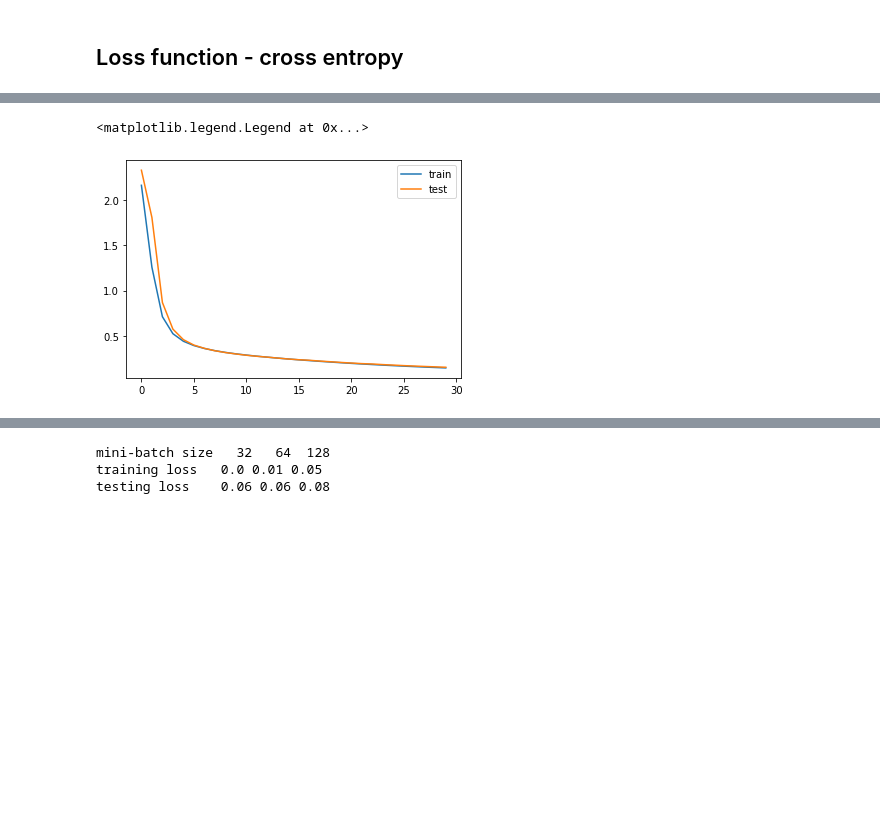
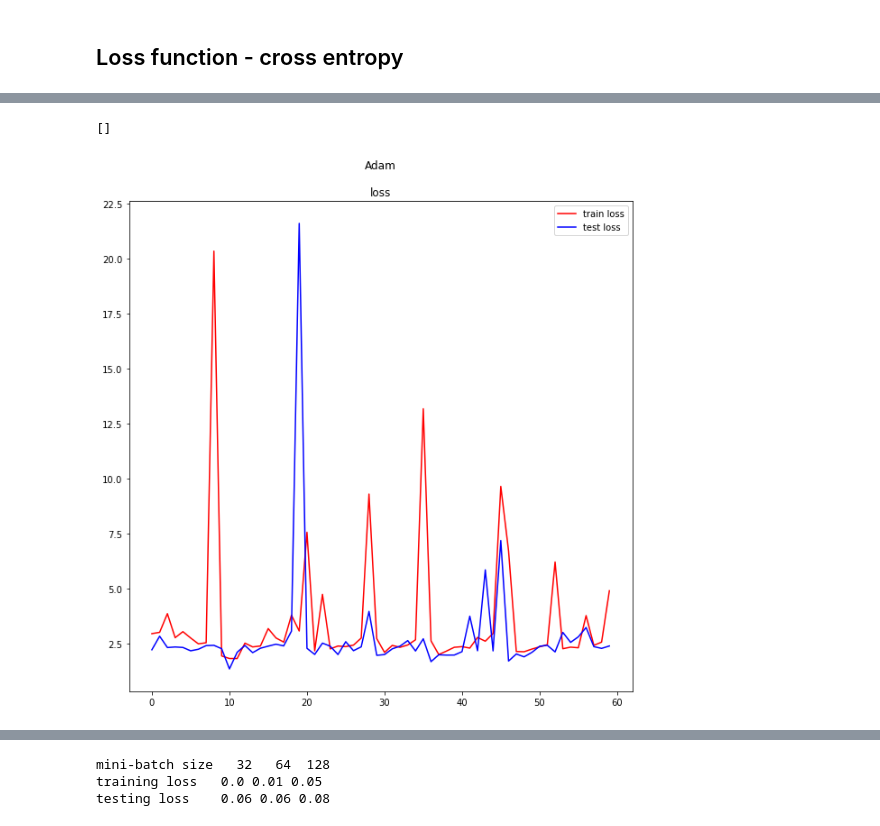
Before and after one commit to ehehehe95/Implementing-Basic-ML-techniques, a Jupyter notebook: 10. Optimal Selection of the hyper-parameters associated with the classification on MNIST/assignment10.ipynb, the cells around one changed output, grey strips where cells are left out. Saved outputs shown, nothing was run; the diff lists cells and outputs as text; code cells hidden in the pictures; blank space fills up the shorter version.

Commit message:
tested for adam

```diff
--- a/10. Optimal Selection of the hyper-parameters associated with the classification on MNIST/assignment10.ipynb
+++ b/10. Optimal Selection of the hyper-parameters associated with the classification on MNIST/assignment10.ipynb
@@ -31,13 +38,20 @@ transform = transforms.Compose([
 # %%
 import time
 
-def startTraining(batch_size,epoch,learning_rate_value, optimizer, criterion):
+def startTraining(batch_size,epoch,learning_rate_value, optimizer_string, weight_decay, momentum=0.9):
     #start training with batchsize 32
     start_time = time.time()
     print("start training for batch size ",batch_size)
 
     classifier = classification().to("cuda")
-
+    optimizer = torch.optim.SGD(classifier.parameters(), lr=learning_rate_value)
+    if optimizer_string == "Adam":
+        optimizer = torch.optim.Adam(classifier.parameters(), lr=learning_rate_value, weight_decay = weight_decay)
+    if optimizer_string == "RMSprop":
+        optimizer = torch.optim.RMSprop(classifier.parameters(), lr=learning_rate_value, weight_decay = weight_decay, momentum = momentum)
+    if optimizer_string == "Adagrad":
+        optimizer = torch.optim.Adagrad(classifier.parameters(), lr=learning_rate_value, weight_decay = weight_decay)
+    criterion = nn.CrossEntropyLoss();
     #define array to save values
 
     loss_train_arr=np.zeros(epoch)
@@ -45,8 +59,8 @@ def startTraining(batch_size,epoch,learning_rate_value, optimizer, criterion):
     loss_test_arr=np.zeros(epoch)
     accuracy_test_arr=np.zeros(epoch)
 
-    batched_train = torch.utils.data.DataLoader(training_set, batch_size, shuffle=True)
-    batched_test = torch.utils.data.DataLoader(testing_set, batch_size, shuffle=True)
+    batched_train = torch.utils.data.DataLoader(data_train, batch_size, shuffle=True)
+    batched_test = torch.utils.data.DataLoader(data_test, batch_size, shuffle=True)
 
     best_accuracy = 90
     best_epoch = 0;
@@ -108,7 +122,7 @@ def startTraining(batch_size,epoch,learning_rate_value, optimizer, criterion):
             print("test loss", loss_test_arr[i],"test accuracy", accuracy_test_arr[i])
     print("execution time =======", time.time()-start_time)
 
-    return loss_train_arr, loss_test_arr, accuracy_train_arr, accuracy_test_arr
+    return loss_train_arr, loss_test_arr, accuracy_train_arr, accuracy_test_arr, best_epoch
 # %% [markdown]
 ## Desigining Model
 ##### design a neural network architecture with three layers (input layer, one hidden layer and output layer)
@@ -263,0 +171,7 @@ plt.plot(accuracy_test_arr)
+# %%
+batch_size = 32
+epoch = 60
+learning_rate_value = 0.05
+weight_decay = 0.1
+# %%
+loss_train_adam, loss_test_adam, acc_train_adam, acc_test_adam, best_adam = startTraining(batch_size,epoch,learning_rate_value, "Adam", weight_decay)
@@ -264,7 +199,11 @@ plt.plot(accuracy_test_arr)
 # %%
-plt.plot(loss_train_arr,label="train")
-plt.plot(loss_test_arr,label="test")
+plt.figure(1,figsize=(10,10))
+
+plt.plot(loss_train_adam,label="train loss",c="red")
+plt.plot(loss_test_adam,label="test loss",c="blue")
+plt.title("Adam\n\nloss")
 plt.legend()
+plt.plot()
 # %% [output]
-<matplotlib.legend.Legend at 0x...>
+[]
-[figure, old version]
+[figure, new version]
```
Also changed, not shown: parts of 15 cells of this notebook.
